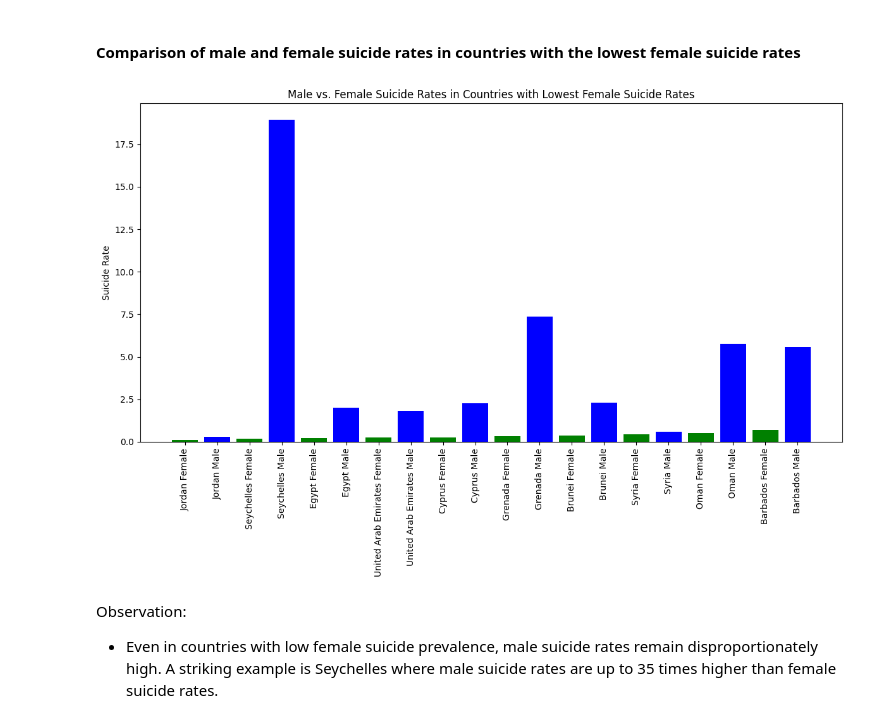
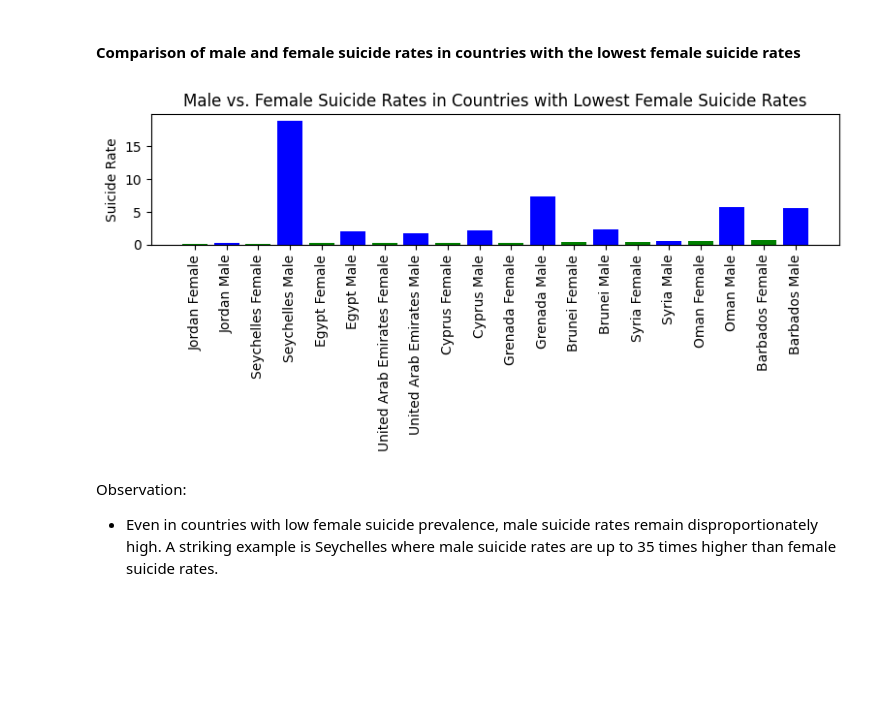
Before and after one commit to NazraJN/Suicide_rates, a Jupyter notebook: Suicide_rates_analysis.ipynb, the cells around one changed output. Cells and saved outputs as stored; diff of their text form; code cells hidden in the pictures; blank space fills up the shorter version.

```diff
--- a/Suicide_rates_analysis.ipynb
+++ b/Suicide_rates_analysis.ipynb
@@ -736,19 +805,19 @@ Observations:
 # %%
 # Merge highest female suicide rates with male suicide rates
 merged_rates = pd.merge(lowest_female_suicide_rates_by_country, male_suicide_rates, on='Entity', suffixes=('_female', '_male'))
 
 # Plotting
-plt.figure(figsize=(12, 8))
+plt.figure(figsize=(8, 4))
 for index, row in merged_rates.iterrows():
     plt.bar([row['Entity'] + ' Female', row['Entity'] + ' Male'], [row['Female suicide rate (WHO (2005))'], row['Male suicide rate (WHO (2005))']], color=['green', 'blue'])
 
 plt.title('Male vs. Female Suicide Rates in Countries with Lowest Female Suicide Rates')
 plt.ylabel('Suicide Rate')
 plt.xticks(rotation=90)
 plt.tight_layout()
 plt.show()
 # %% [output]
-[figure, old version]
+[figure, new version]
 # %% [markdown]
 Observation:
 * Even in countries with low female suicide prevalence, male suicide rates remain disproportionately high. A striking example is Seychelles where male suicide rates are up to 35 times higher than female suicide rates.
```
Also changed, not shown: parts of 11 cells of this notebook.
